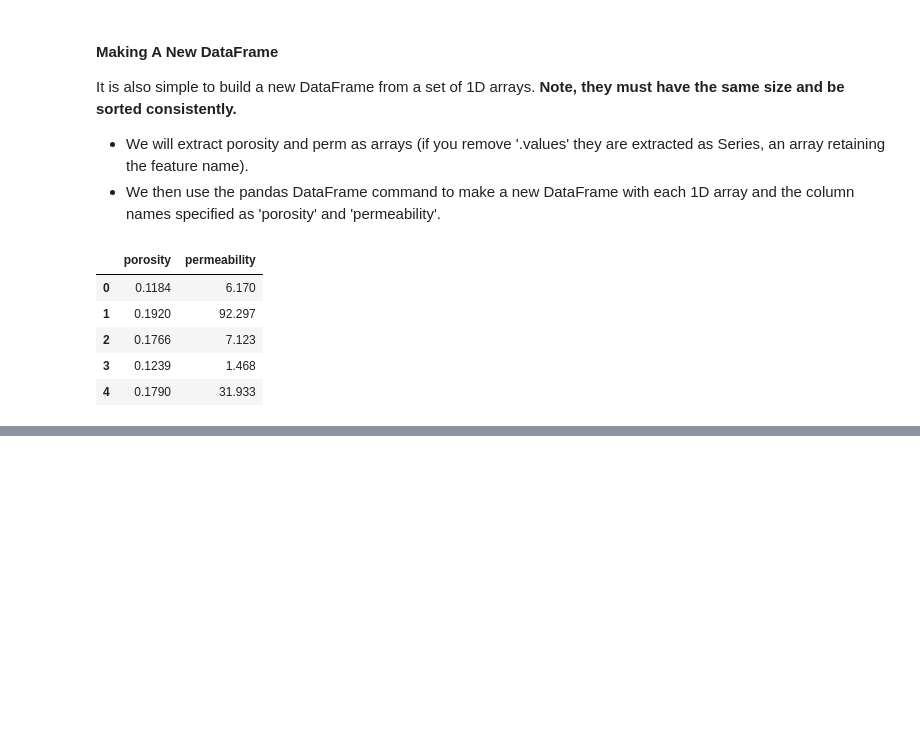
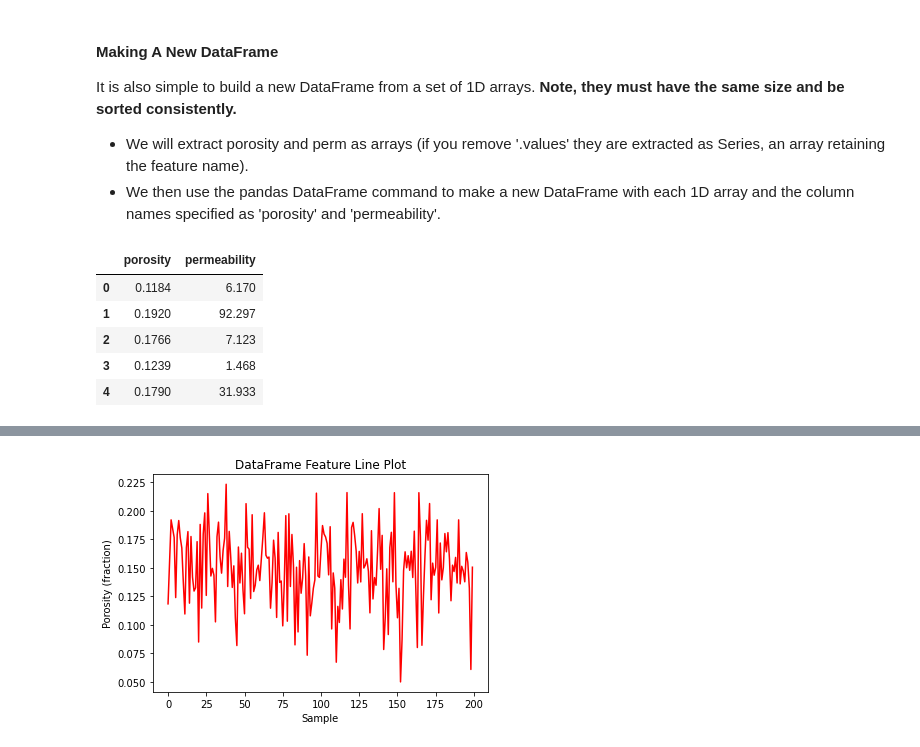
Before and after one commit to aaditya29/Quantitative-Finance-With-Python, a Jupyter notebook: 05-Data Science Basics/01-Tabular Data/TabularData.ipynb, the cells around one changed output, grey strips where cells are left out. Saved outputs shown, nothing was run; the diff lists cells and outputs as text; code cells hidden in the pictures; blank space fills up the shorter version.

Commit message:
plotting the charts

```diff
--- a/05-Data Science Basics/01-Tabular Data/TabularData.ipynb
+++ b/05-Data Science Basics/01-Tabular Data/TabularData.ipynb
@@ -321,0 +329,7 @@ df_new.head()
+# %%
+df['porosity'].plot(kind='line', color='red')#maing a line plot
+plt.ylabel('Porosity (fraction)')
+plt.xlabel('Sample'); plt.title('DataFrame Feature Line Plot');
+plt.show()
+# %% [output]
+[figure, added]
```
Also changed, not shown: parts of 4 cells of this notebook.
